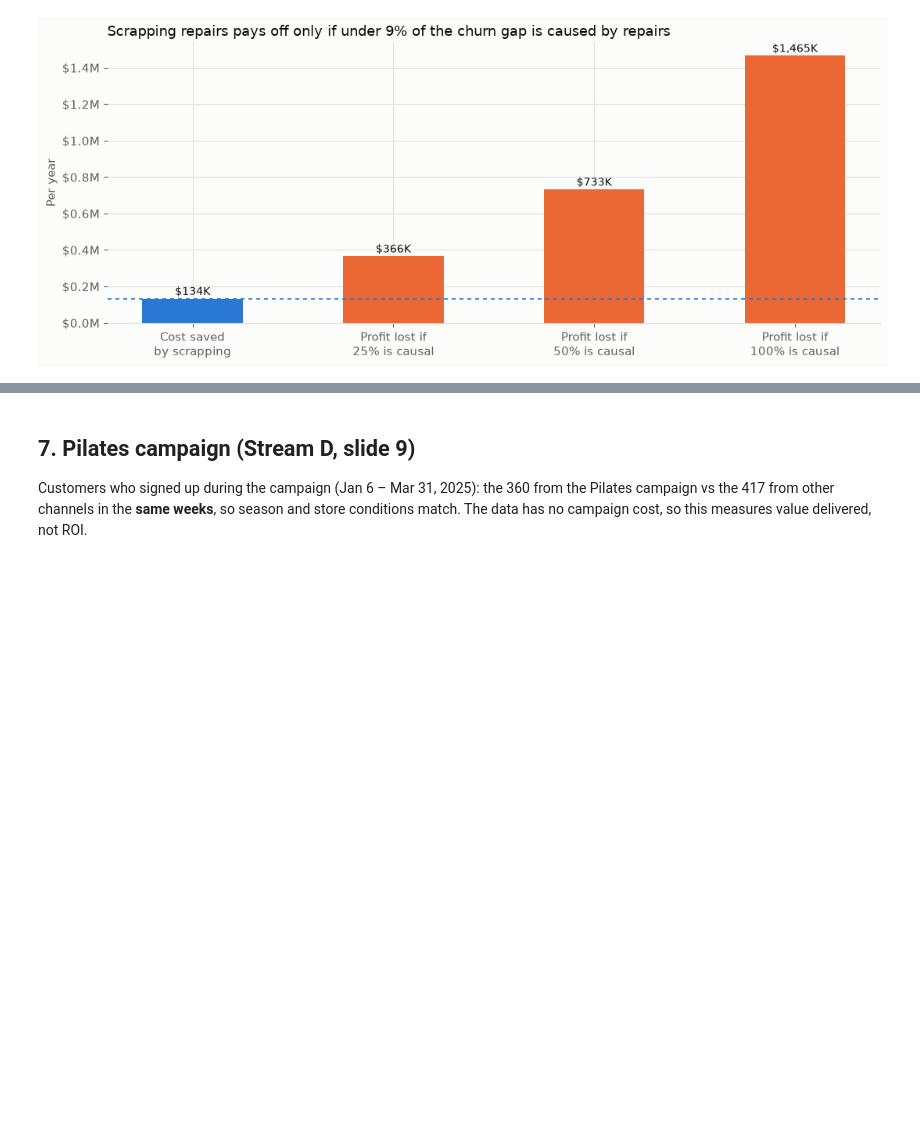
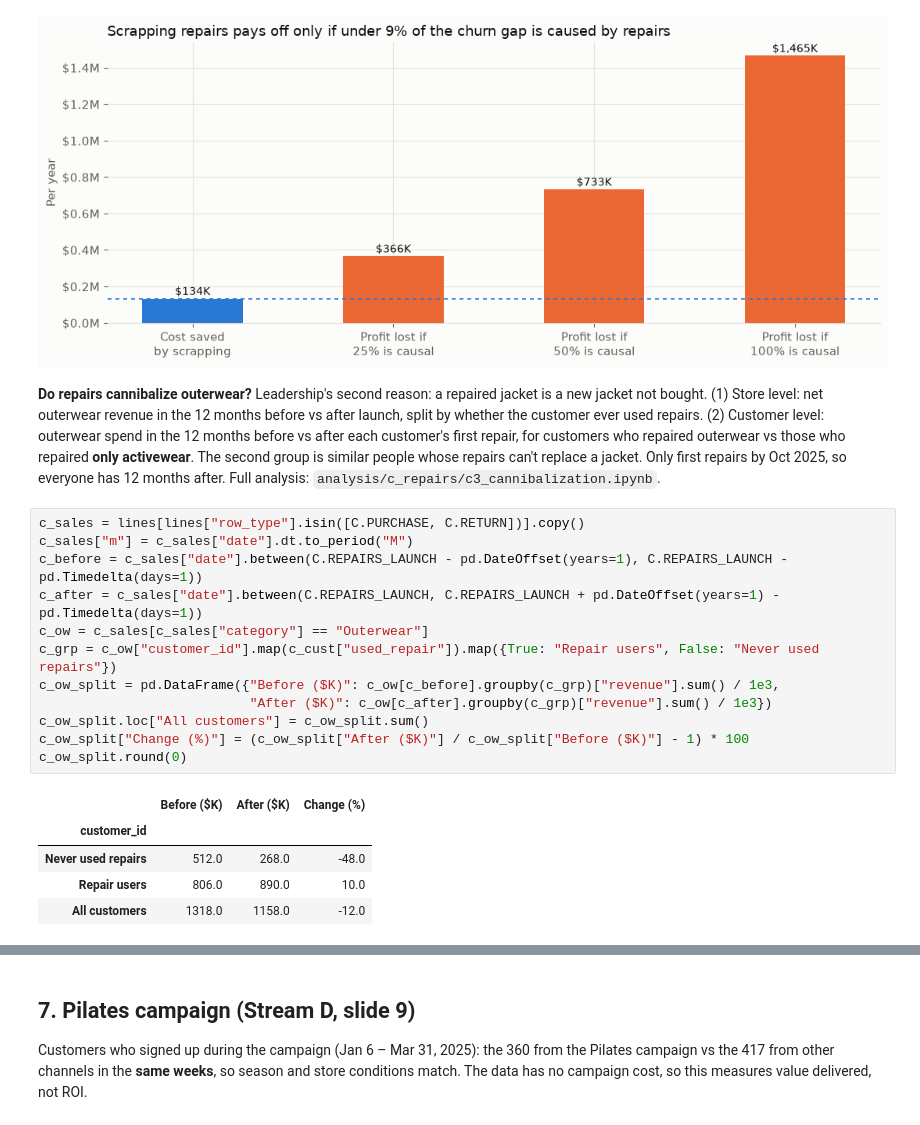
Before and after one commit to rchicoin/DATATHON2026, a Jupyter notebook: summary.ipynb, the cells around one changed output, grey strips where cells are left out. Drawn from its saved outputs; the diff is of its cells as text; blank space fills up the shorter version.

```diff
--- a/summary.ipynb
+++ b/summary.ipynb
@@ -487,3 +489,28 @@ fig.tight_layout()
 plt.show()
 # %% [output]
 [figure]
+# %% [markdown]
+**Do repairs cannibalize outerwear?** Leadership's second reason: a repaired jacket is a new jacket not bought.
+(1) Store level: net outerwear revenue in the 12 months before vs after launch, split by whether the customer ever
+used repairs. (2) Customer level: outerwear spend in the 12 months before vs after each customer's first repair,
+for customers who repaired outerwear vs those who repaired **only activewear**. The second group is similar people
+whose repairs can't replace a jacket. Only first repairs by Oct 2025, so everyone has 12 months after.
+Full analysis: `analysis/c_repairs/c3_cannibalization.ipynb`.
+# %%
+c_sales = lines[lines["row_type"].isin([C.PURCHASE, C.RETURN])].copy()
+c_sales["m"] = c_sales["date"].dt.to_period("M")
+c_before = c_sales["date"].between(C.REPAIRS_LAUNCH - pd.DateOffset(years=1), C.REPAIRS_LAUNCH - pd.Timedelta(days=1))
+c_after = c_sales["date"].between(C.REPAIRS_LAUNCH, C.REPAIRS_LAUNCH + pd.DateOffset(years=1) - pd.Timedelta(days=1))
+c_ow = c_sales[c_sales["category"] == "Outerwear"]
+c_grp = c_ow["customer_id"].map(c_cust["used_repair"]).map({True: "Repair users", False: "Never used repairs"})
+c_ow_split = pd.DataFrame({"Before ($K)": c_ow[c_before].groupby(c_grp)["revenue"].sum() / 1e3,
+                           "After ($K)": c_ow[c_after].groupby(c_grp)["revenue"].sum() / 1e3})
+c_ow_split.loc["All customers"] = c_ow_split.sum()
+c_ow_split["Change (%)"] = (c_ow_split["After ($K)"] / c_ow_split["Before ($K)"] - 1) * 100
+c_ow_split.round(0)
+# %% [output]
+|  | Before ($K) | After ($K) | Change (%) |
+| customer_id |  |  |  |
+| Never used repairs | 512.0 | 268.0 | -48.0 |
+| Repair users | 806.0 | 890.0 | 10.0 |
+| All customers | 1318.0 | 1158.0 | -12.0 |
```
Also changed, not shown: parts of 6 cells of this notebook.
